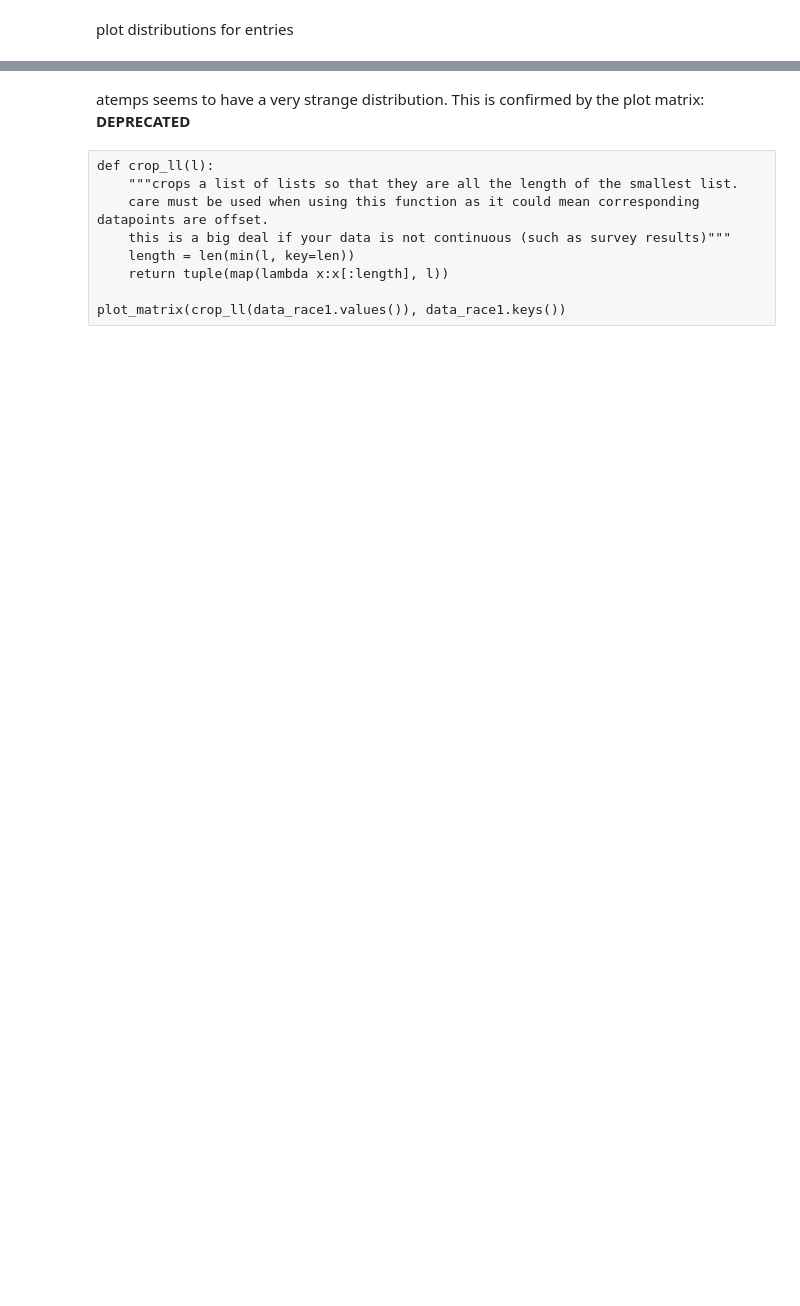
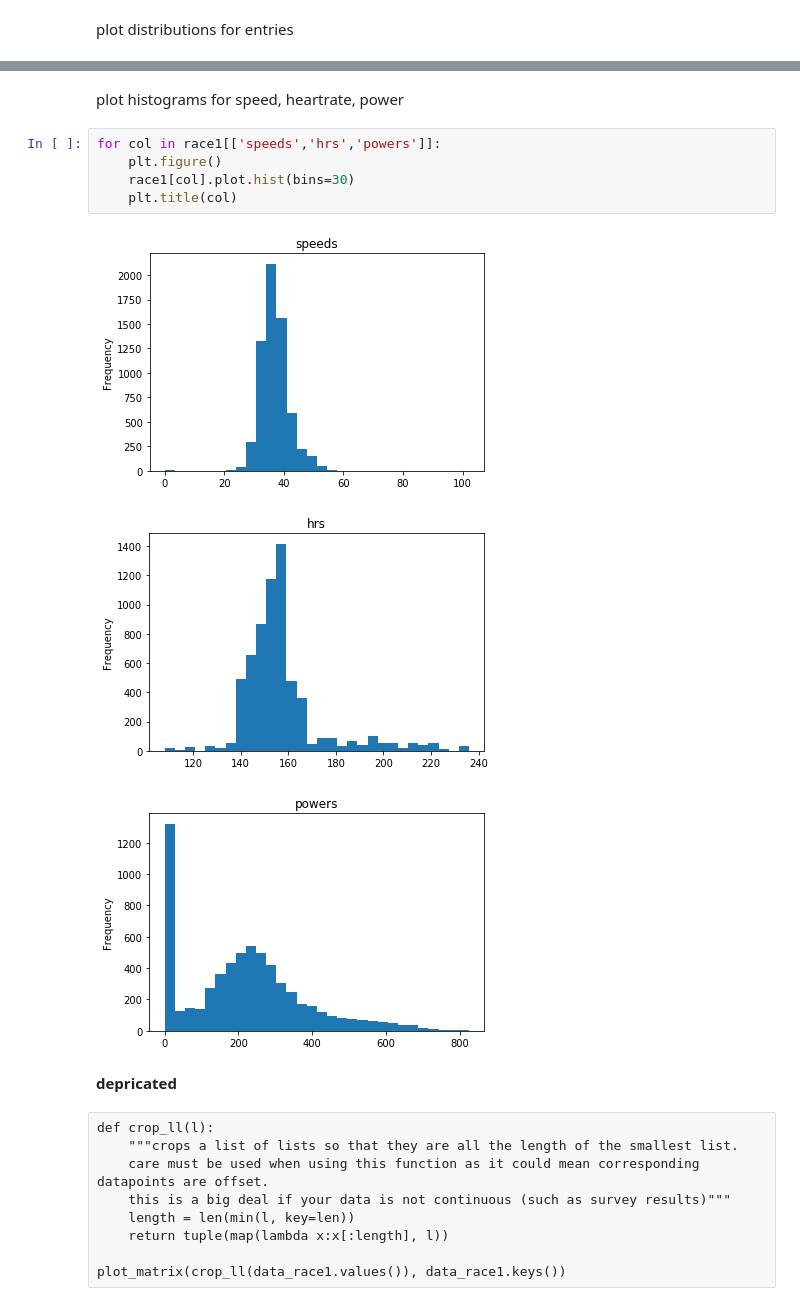
Before and after one commit to hixan/Comp257-project1, a Jupyter notebook: analysis.ipynb, the cells around one changed output, grey strips where cells are left out. Drawn from its saved outputs; the diff is of its cells as text; blank space fills up the shorter version.

```diff
--- a/analysis.ipynb
+++ b/analysis.ipynb
@@ -109,5 +108,16 @@ plt.show()
-# %% [markdown]
-atemps seems to have a very strange distribution. This is confirmed by the plot matrix: **DEPRECATED**
+# %% [markdown]
+plot histograms for speed, heartrate, power
+# %%
+for col in race1[['speeds','hrs','powers']]:
+    plt.figure()
+    race1[col].plot.hist(bins=30)
+    plt.title(col)
+# %% [output]
+[figure, added]
+[figure, added]
+[figure, added]
+# %% [markdown]
+**depricated**
 # %% [raw]
 def crop_ll(l):
     """crops a list of lists so that they are all the length of the smallest list.
```
Also changed, not shown: parts of 12 cells of this notebook.
